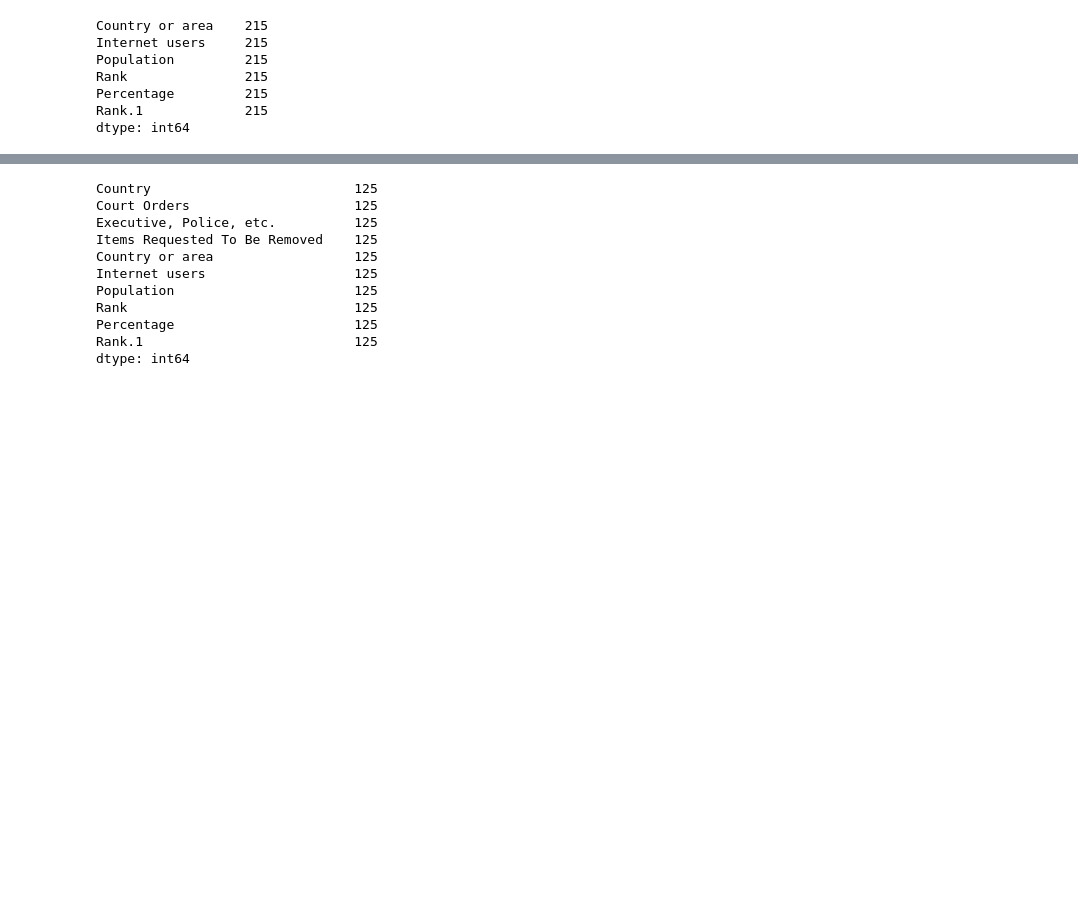
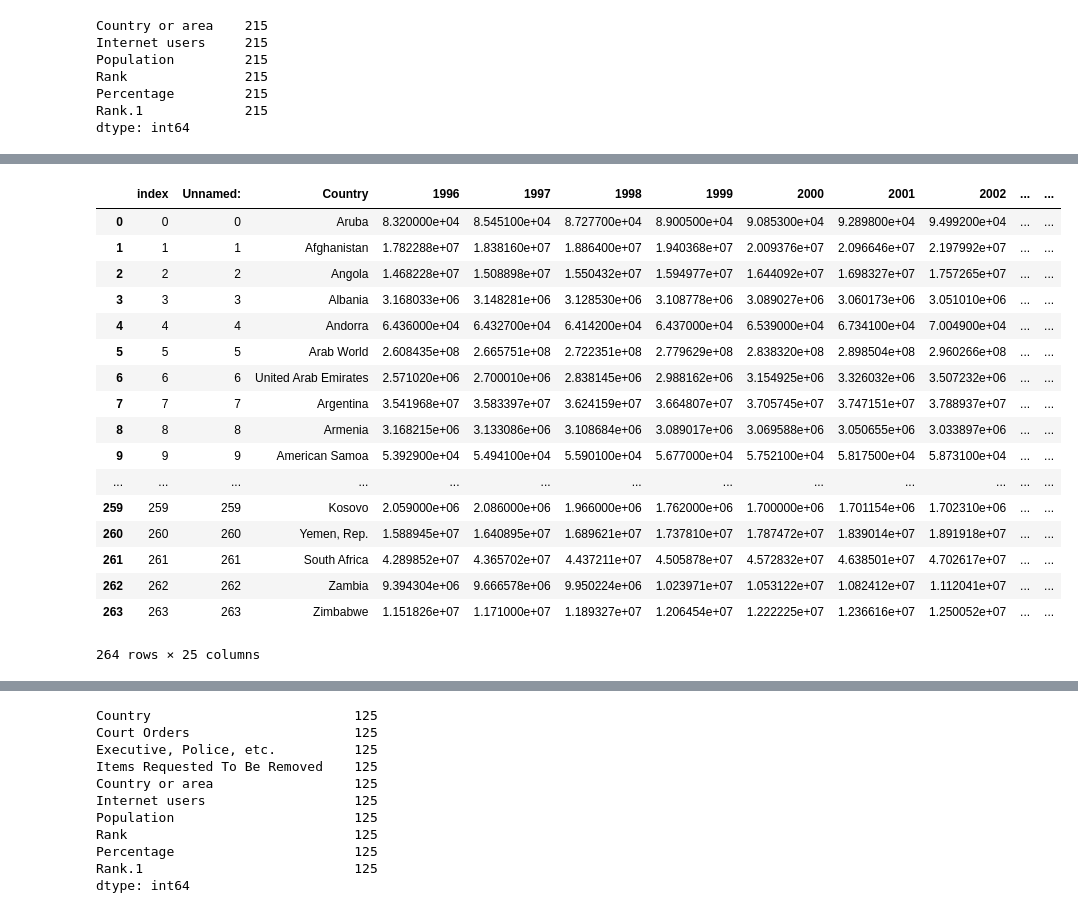
Before and after one commit to neha01mittal/III, a Jupyter notebook: goverment-interference/analysis/government-interference.ipynb, the cells around one changed output, grey strips where cells are left out. Saved outputs shown, nothing was run; the diff lists cells and outputs as text; code cells hidden in the pictures; blank space fills up the shorter version.

Commit message:
WIP-transparency index normalisation

```diff
--- a/goverment-interference/analysis/government-interference.ipynb
+++ b/goverment-interference/analysis/government-interference.ipynb
@@ -98,3 +170,24 @@ dtype: int64
+# %%
+users_by_country_year.reset_index()
+# %% [output]
+|  | index | Unnamed: | Country | 1996 | 1997 | 1998 | 1999 | 2000 | 2001 | 2002 | ... | ... |
+| 0 | 0 | 0 | Aruba | 8.320000e+04 | 8.545100e+04 | 8.727700e+04 | 8.900500e+04 | 9.085300e+04 | 9.289800e+04 | 9.499200e+04 | ... | ... |
+| 1 | 1 | 1 | Afghanistan | 1.782288e+07 | 1.838160e+07 | 1.886400e+07 | 1.940368e+07 | 2.009376e+07 | 2.096646e+07 | 2.197992e+07 | ... | ... |
+| 2 | 2 | 2 | Angola | 1.468228e+07 | 1.508898e+07 | 1.550432e+07 | 1.594977e+07 | 1.644092e+07 | 1.698327e+07 | 1.757265e+07 | ... | ... |
+| 3 | 3 | 3 | Albania | 3.168033e+06 | 3.148281e+06 | 3.128530e+06 | 3.108778e+06 | 3.089027e+06 | 3.060173e+06 | 3.051010e+06 | ... | ... |
+| 4 | 4 | 4 | Andorra | 6.436000e+04 | 6.432700e+04 | 6.414200e+04 | 6.437000e+04 | 6.539000e+04 | 6.734100e+04 | 7.004900e+04 | ... | ... |
+| 5 | 5 | 5 | Arab World | 2.608435e+08 | 2.665751e+08 | 2.722351e+08 | 2.779629e+08 | 2.838320e+08 | 2.898504e+08 | 2.960266e+08 | ... | ... |
+| 6 | 6 | 6 | United Arab Emirates | 2.571020e+06 | 2.700010e+06 | 2.838145e+06 | 2.988162e+06 | 3.154925e+06 | 3.326032e+06 | 3.507232e+06 | ... | ... |
+| 7 | 7 | 7 | Argentina | 3.541968e+07 | 3.583397e+07 | 3.624159e+07 | 3.664807e+07 | 3.705745e+07 | 3.747151e+07 | 3.788937e+07 | ... | ... |
+| 8 | 8 | 8 | Armenia | 3.168215e+06 | 3.133086e+06 | 3.108684e+06 | 3.089017e+06 | 3.069588e+06 | 3.050655e+06 | 3.033897e+06 | ... | ... |
+| 9 | 9 | 9 | American Samoa | 5.392900e+04 | 5.494100e+04 | 5.590100e+04 | 5.677000e+04 | 5.752100e+04 | 5.817500e+04 | 5.873100e+04 | ... | ... |
+| ... | ... | ... | ... | ... | ... | ... | ... | ... | ... | ... | ... | ... |
+| 259 | 259 | 259 | Kosovo | 2.059000e+06 | 2.086000e+06 | 1.966000e+06 | 1.762000e+06 | 1.700000e+06 | 1.701154e+06 | 1.702310e+06 | ... | ... |
+| 260 | 260 | 260 | Yemen, Rep. | 1.588945e+07 | 1.640895e+07 | 1.689621e+07 | 1.737810e+07 | 1.787472e+07 | 1.839014e+07 | 1.891918e+07 | ... | ... |
+| 261 | 261 | 261 | South Africa | 4.289852e+07 | 4.365702e+07 | 4.437211e+07 | 4.505878e+07 | 4.572832e+07 | 4.638501e+07 | 4.702617e+07 | ... | ... |
+| 262 | 262 | 262 | Zambia | 9.394304e+06 | 9.666578e+06 | 9.950224e+06 | 1.023971e+07 | 1.053122e+07 | 1.082412e+07 | 1.112041e+07 | ... | ... |
+| 263 | 263 | 263 | Zimbabwe | 1.151826e+07 | 1.171000e+07 | 1.189327e+07 | 1.206454e+07 | 1.222225e+07 | 1.236616e+07 | 1.250052e+07 | ... | ... |
+264 rows × 25 columns
 # %%
 sum_court = sum_court.reset_index()
 # %%
```
Also changed, not shown: parts of 17 cells of this notebook, 1 other file.
